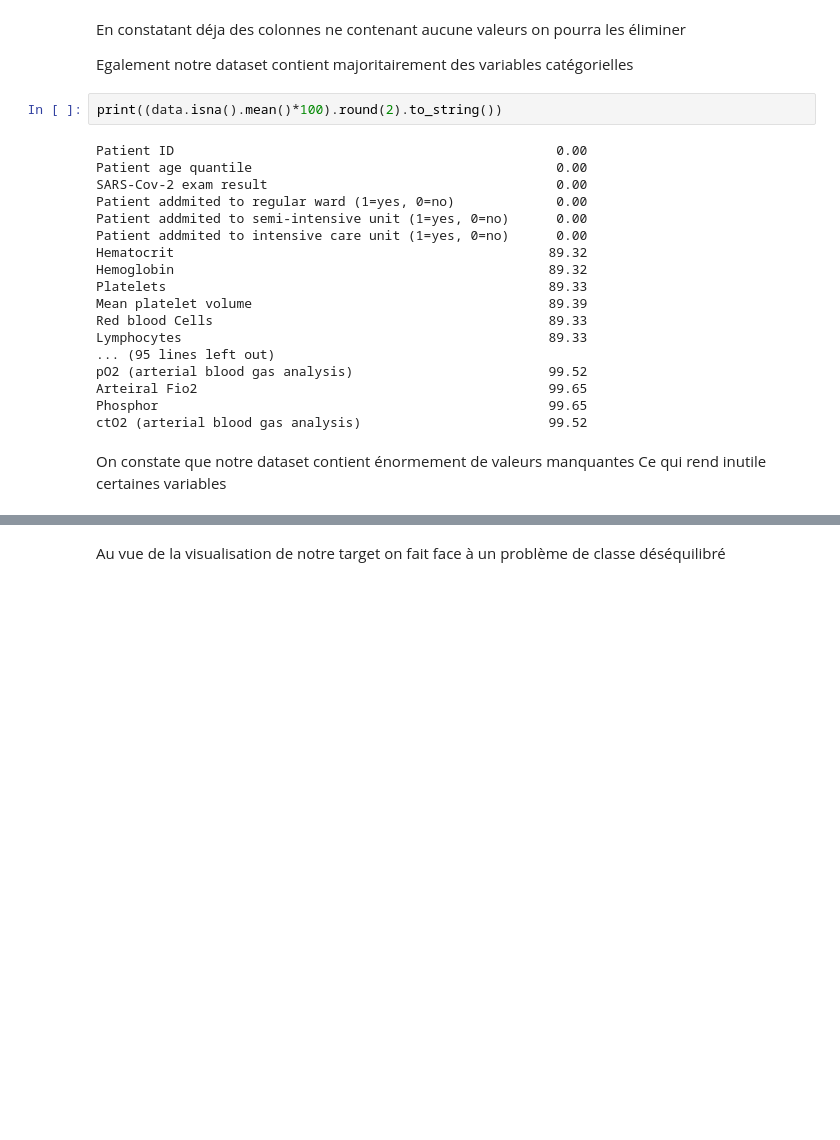
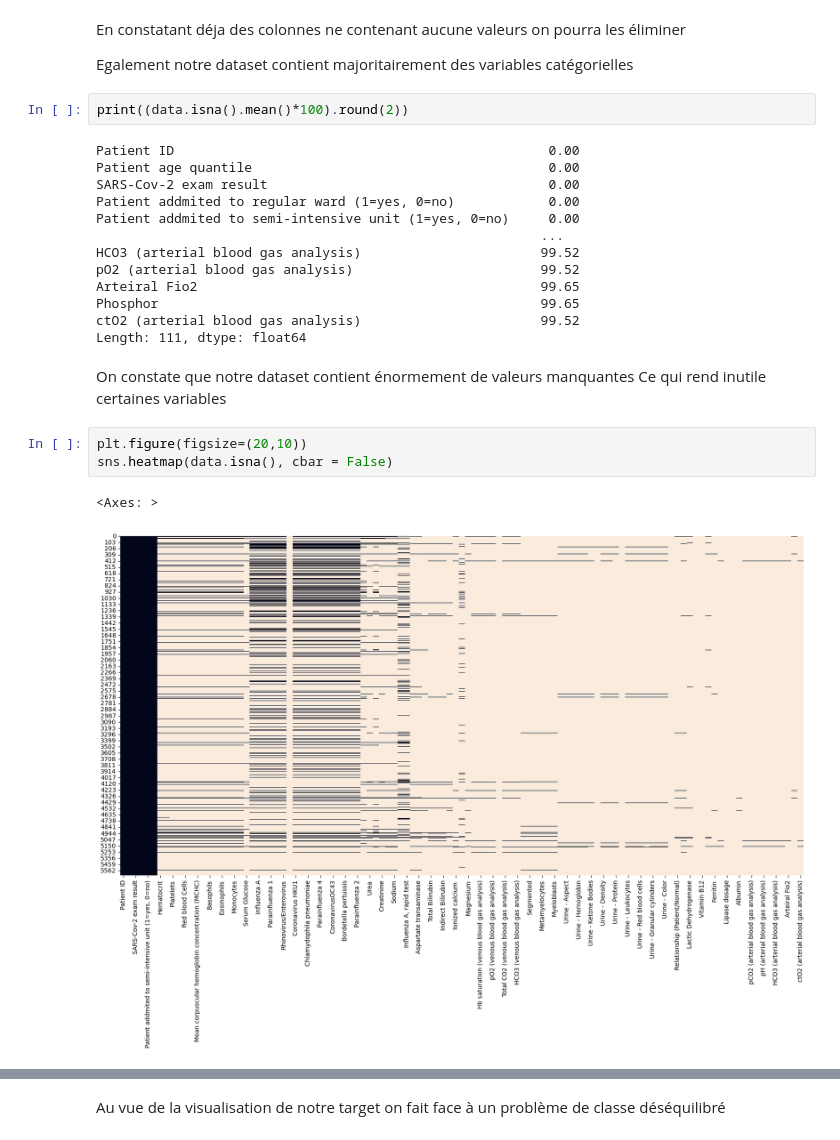
Before and after one commit to Alban226/Projet-data-science-covid19, a Jupyter notebook: DataScienceCOVID19.ipynb, the cells around one changed output, grey strips where cells are left out. Cells and saved outputs as stored; diff of their text form; blank space fills up the shorter version.

```diff
--- a/DataScienceCOVID19.ipynb
+++ b/DataScienceCOVID19.ipynb
@@ -80,25 +70,26 @@ En constatant déja des colonnes ne contenant aucune valeurs on pourra les élim
 
 Egalement notre dataset contient majoritairement des variables catégorielles
 # %%
-print((data.isna().mean()*100).round(2).to_string())
+print((data.isna().mean()*100).round(2))
 # %% [output]
-Patient ID                                                 0.00
-Patient age quantile                                       0.00
-SARS-Cov-2 exam result                                     0.00
-Patient addmited to regular ward (1=yes, 0=no)             0.00
-Patient addmited to semi-intensive unit (1=yes, 0=no)      0.00
-Patient addmited to intensive care unit (1=yes, 0=no)      0.00
-Hematocrit                                                89.32
-Hemoglobin                                                89.32
-Platelets                                                 89.33
-Mean platelet volume                                      89.39
-Red blood Cells                                           89.33
-Lymphocytes                                               89.33
-... (95 lines left out)
-pO2 (arterial blood gas analysis)                         99.52
-Arteiral Fio2                                             99.65
-Phosphor                                                  99.65
-ctO2 (arterial blood gas analysis)                        99.52
+Patient ID                                                0.00
+Patient age quantile                                      0.00
+SARS-Cov-2 exam result                                    0.00
+Patient addmited to regular ward (1=yes, 0=no)            0.00
+Patient addmited to semi-intensive unit (1=yes, 0=no)     0.00
+                                                         ...
+HCO3 (arterial blood gas analysis)                       99.52
+pO2 (arterial blood gas analysis)                        99.52
+Arteiral Fio2                                            99.65
+Phosphor                                                 99.65
+ctO2 (arterial blood gas analysis)                       99.52
+Length: 111, dtype: float64
 # %% [markdown]
 On constate que notre dataset contient énormement de valeurs manquantes
 Ce qui rend inutile certaines variables
+# %%
+plt.figure(figsize=(20,10))
+sns.heatmap(data.isna(), cbar = False)
+# %% [output]
+<Axes: >
+[figure, added]
```
Also changed, not shown: parts of 41 cells of this notebook.
